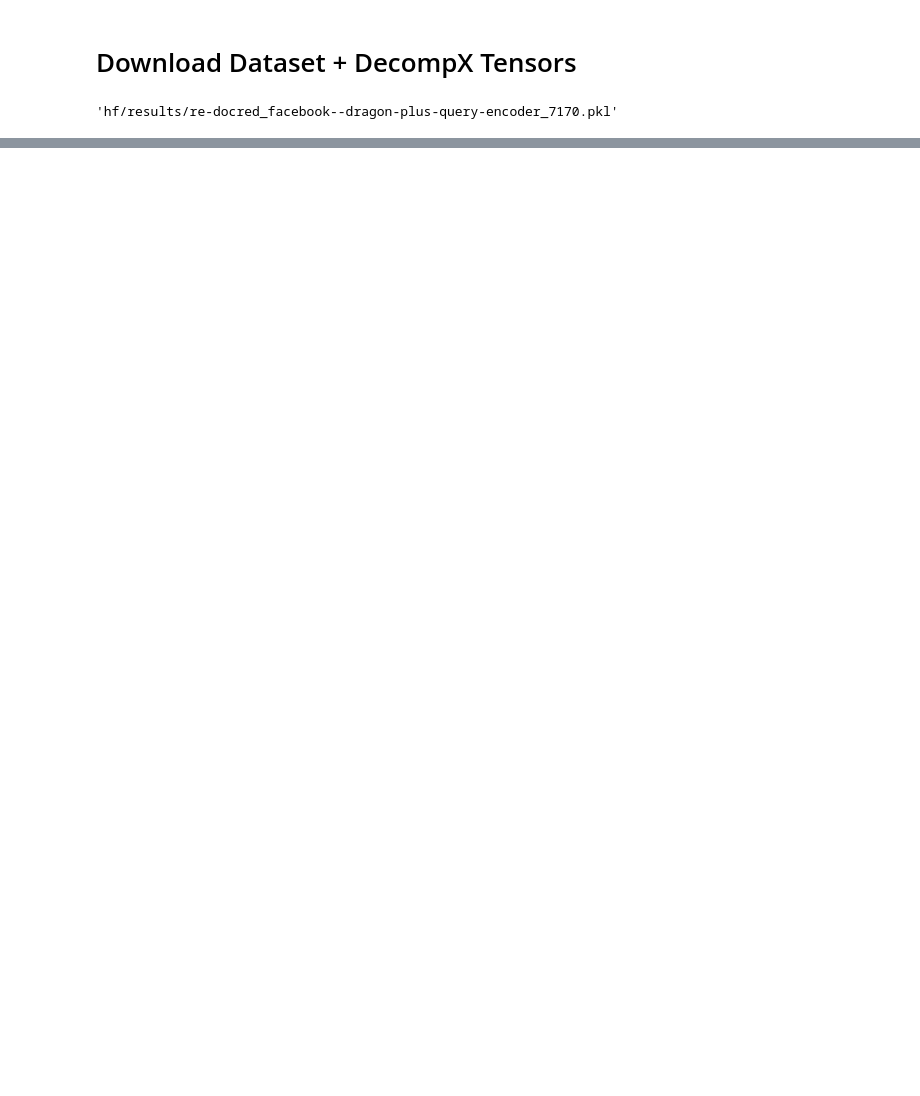
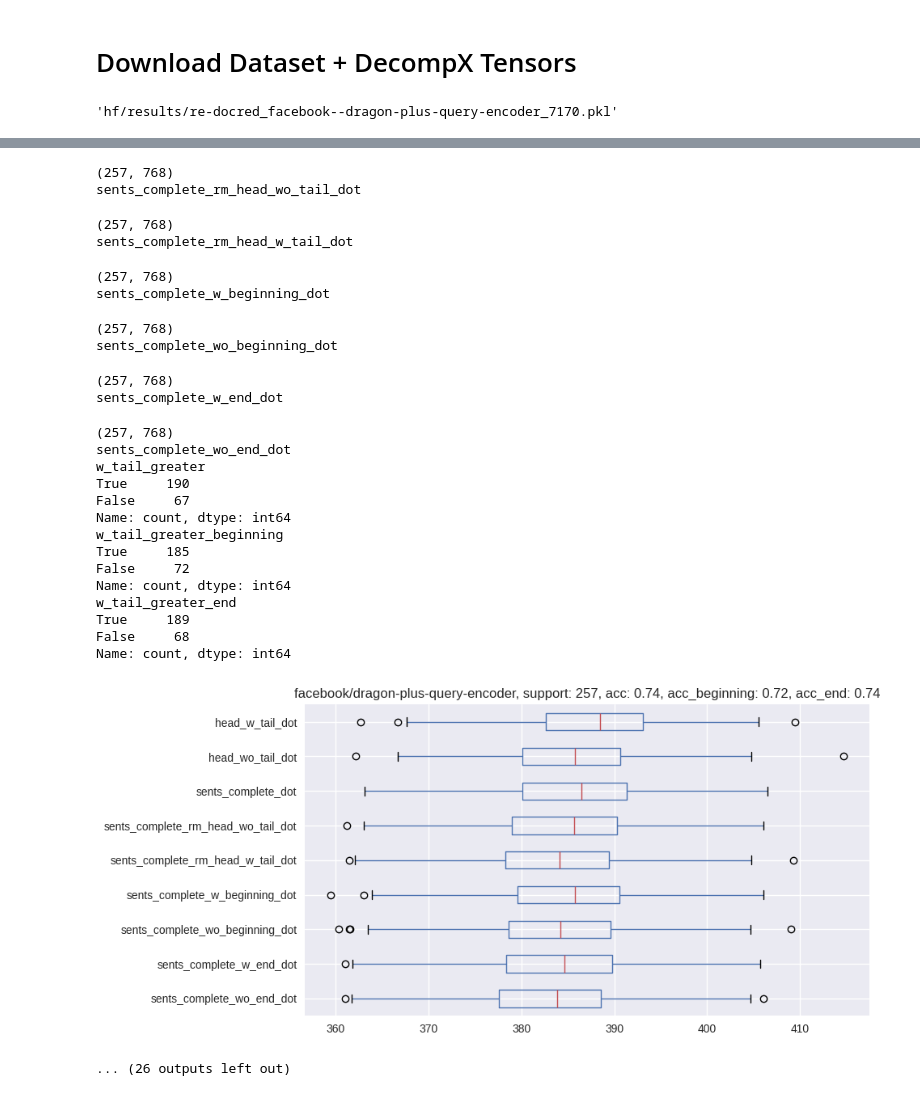
Before and after one commit to mohsenfayyaz/ColDeR, a Jupyter notebook: src/notebooks/Analysis_Tail.ipynb, the cells around one changed output, grey strips where cells are left out. Saved outputs shown, nothing was run; the diff lists cells and outputs as text; code cells hidden in the pictures; blank space fills up the shorter version.

```diff
--- a/src/notebooks/Analysis_Tail.ipynb
+++ b/src/notebooks/Analysis_Tail.ipynb
@@ -125,20 +162,20 @@ class YourCustomDEModel:
         self.device = "cuda" if torch.cuda.is_available() else "cpu"
 
     # Write your own encoding query function (Returns: Query embeddings as numpy array)
-    def encode_queries(self, queries: List[str], batch_size=128, **kwargs) -> np.ndarray:
+    def encode_queries(self, queries: List[str], batch_size=32, **kwargs) -> np.ndarray:
         print("Q")
         print(len(queries))
         return self.encode_in_batch(self.query_encoder, queries, batch_size)
 
     # Write your own encoding corpus function (Returns: Document embeddings as numpy array)
-    def encode_corpus(self, corpus: List[Dict[str, str]], batch_size=128, **kwargs) -> np.ndarray:
+    def encode_corpus(self, corpus: List[Dict[str, str]], batch_size=32, **kwargs) -> np.ndarray:
         if type(corpus) is dict:
             sentences = [(corpus["title"][i] + self.sep + corpus["text"][i]).strip() if "title" in corpus else corpus["text"][i].strip() for i in range(len(corpus['text']))]
         else:
             sentences = [(doc["title"] + self.sep + doc["text"]).strip() if "title" in doc else doc["text"].strip() for doc in corpus]
         return self.encode_in_batch(self.context_encoder, sentences, batch_size)
 
-    def encode_in_batch(self, model, sentences: List[str], batch_size=128, **kwargs) -> np.ndarray:
+    def encode_in_batch(self, model, sentences: List[str], batch_size=32, **kwargs) -> np.ndarray:
         model.to(self.device)
         all_embeddings = []
         for batch in tqdm(torch.utils.data.DataLoader(sentences, batch_size=batch_size, shuffle=False)):
@@ -161,3 +198,51 @@ class YourCustomDEModel:
         token_embeddings = token_embeddings.masked_fill(~mask[..., None].bool(), 0.)
         sentence_embeddings = token_embeddings.sum(dim=1) / mask.sum(dim=1)[..., None]
         return sentence_embeddings
+# %%
+cfgs = [
+    ("facebook/dragon-plus-query-encoder", "facebook/dragon-plus-context-encoder", "cls"),
+    ("facebook/contriever-msmarco", "facebook/contriever-msmarco", "avg"),
+    ("OpenMatch/cocodr-base-msmarco", "OpenMatch/cocodr-base-msmarco", "cls"),
+]
+plot_cols = [
+    "head_w_tail_sentence", "head_wo_tail_sentence", "sents_complete", "sents_complete_rm_head_wo_tail", "sents_complete_rm_head_w_tail",
+    "sents_complete_w_beginning", "sents_complete_wo_beginning", "sents_complete_w_end", "sents_complete_wo_end",
+]
+
+for query_model, context_model, POOLING in cfgs:
+    dpr = YourCustomDEModel(query_model, context_model, POOLING)
+    def to_doc_format(sentences: list):
+        return [{"text": s} for s in sentences]
+    query_embds = dpr.encode_queries(df["query"].to_list())
+    plot_col_dots = []
+    for col in plot_cols:
+        embds = dpr.encode_corpus(to_doc_format(df[col].to_list()))
+        embds_dot = torch.einsum("bd,bd->b", torch.tensor(query_embds), torch.tensor(embds))
+        new_col = f"{col.replace('_sentence', '')}_dot"
+        print(new_col)
+        df[new_col] = embds_dot.cpu().numpy()
+        plot_col_dots.append(new_col)
+    df["w_tail_greater"] = df["head_w_tail_dot"] > df["head_wo_tail_dot"]
+    df["w_tail_greater_beginning"] = df["sents_complete_w_beginning_dot"] > df["sents_complete_wo_beginning_dot"]
+    df["w_tail_greater_end"] = df["sents_complete_w_end_dot"] > df["sents_complete_wo_end_dot"]
+    # df["w_tail_greater"] = df["sents_complete_rm_head_wo_tail"] > df["sents_complete_rm_head_w_tail"]
+    print(df["w_tail_greater"].value_counts())
+    print(df["w_tail_greater_beginning"].value_counts())
+    print(df["w_tail_greater_end"].value_counts())
+    df[plot_col_dots[::-1]].boxplot(figsize=(9, 5), rot=0, vert=False)
+    plt.title(f"{query_model}, support: {len(df)}, acc: {df['w_tail_greater'].mean():.2f}, acc_beginning: {df['w_tail_greater_beginning'].mean():.2f}, acc_end: {df['w_tail_greater_end'].mean():.2f}")
+    plt.show()
+
+### POS IN SENTENCE BOXPLOT
+df["head_wo_tail_entity_pos"] = df["head_wo_tail_entity"].apply(lambda x: x["pos"][0])
+df["head_w_tail_entity_pos"] = df["head_entity_in_evidence"].apply(lambda x: x[0]["pos"][0])
+df[["head_wo_tail_entity_pos", "head_w_tail_entity_pos"]].boxplot(figsize=(4, 3))
+plt.show()
+
+
+### SENTENCE POS BOXPLOT
+df["head_wo_tail_entity_sent_id"] = df["head_wo_tail_entity"].apply(lambda x: x["sent_id"])
+df["head_w_tail_entity_sent_id"] = df["head_entity_in_evidence"].apply(lambda x: x[0]["sent_id"])
+df[["head_wo_tail_entity_sent_id", "head_w_tail_entity_sent_id"]].boxplot(figsize=(4, 3))
+plt.show()
+# %% [output]
@@ -164,2 +258,28 @@ class YourCustomDEModel:
+(257, 768)
+sents_complete_rm_head_wo_tail_dot
+(257, 768)
+sents_complete_rm_head_w_tail_dot
+(257, 768)
+sents_complete_w_beginning_dot
+(257, 768)
+sents_complete_wo_beginning_dot
+(257, 768)
+sents_complete_w_end_dot
+(257, 768)
+sents_complete_wo_end_dot
+w_tail_greater
+True     190
+False     67
+Name: count, dtype: int64
+w_tail_greater_beginning
+True     185
+False     72
+Name: count, dtype: int64
+w_tail_greater_end
+True     189
+False     68
+Name: count, dtype: int64
+[figure, added]
+... (26 outputs left out)
 # %%
 ### DRAGON
```
Also changed, not shown: parts of 12 cells of this notebook, 2 other files.
